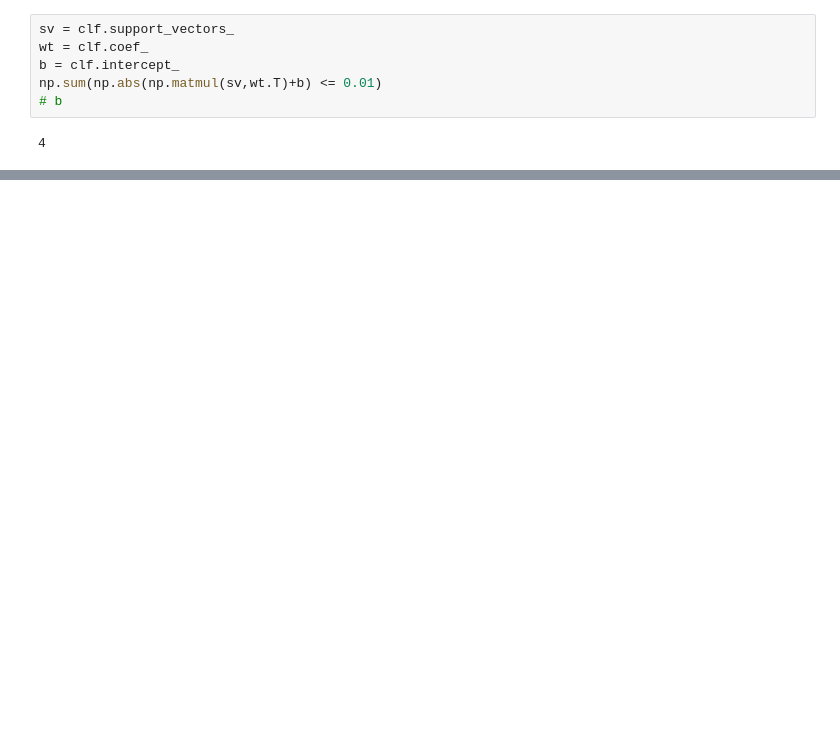
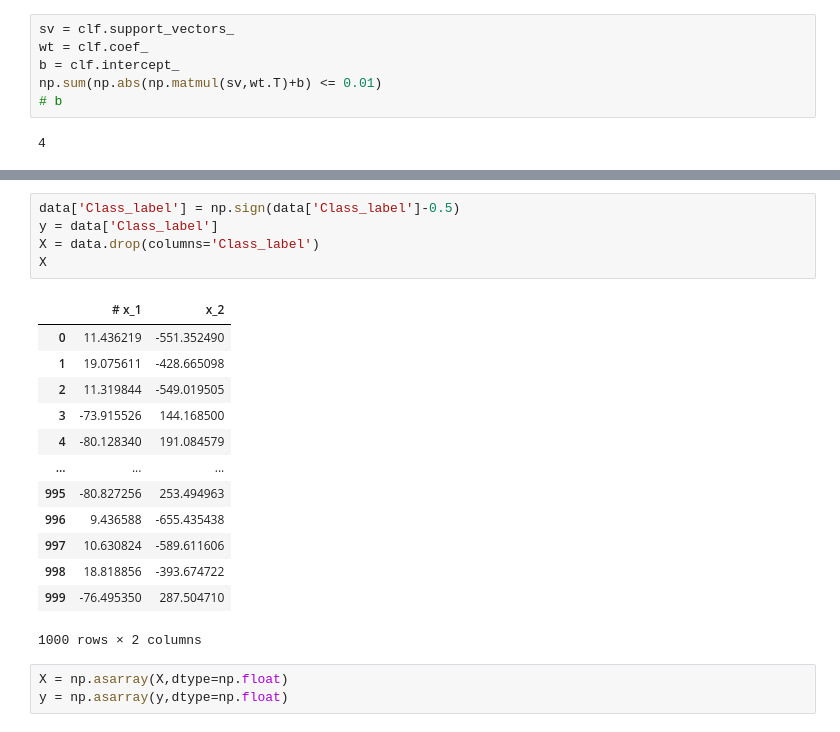
Before and after one commit to sourav22899/cs5691-prml, a Jupyter notebook: assign2/cs5691_pa2.ipynb, the cells around one changed output, grey strips where cells are left out. Cells and saved outputs as stored; diff of their text form; blank space fills up the shorter version.

```diff
--- a/assign2/cs5691_pa2.ipynb
+++ b/assign2/cs5691_pa2.ipynb
@@ -361,0 +387,22 @@ plt.show()
+# %%
+data['Class_label'] = np.sign(data['Class_label']-0.5)
+y = data['Class_label']
+X = data.drop(columns='Class_label')
+X
+# %% [output]
+|  | # x_1 | x_2 |
+| 0 | 11.436219 | -551.352490 |
+| 1 | 19.075611 | -428.665098 |
+| 2 | 11.319844 | -549.019505 |
+| 3 | -73.915526 | 144.168500 |
+| 4 | -80.128340 | 191.084579 |
+| ... | ... | ... |
+| 995 | -80.827256 | 253.494963 |
+| 996 | 9.436588 | -655.435438 |
+| 997 | 10.630824 | -589.611606 |
+| 998 | 18.818856 | -393.674722 |
+| 999 | -76.495350 | 287.504710 |
+1000 rows × 2 columns
+# %%
+X = np.asarray(X,dtype=np.float)
+y = np.asarray(y,dtype=np.float)
```
Also changed, not shown: parts of 20 cells of this notebook.
